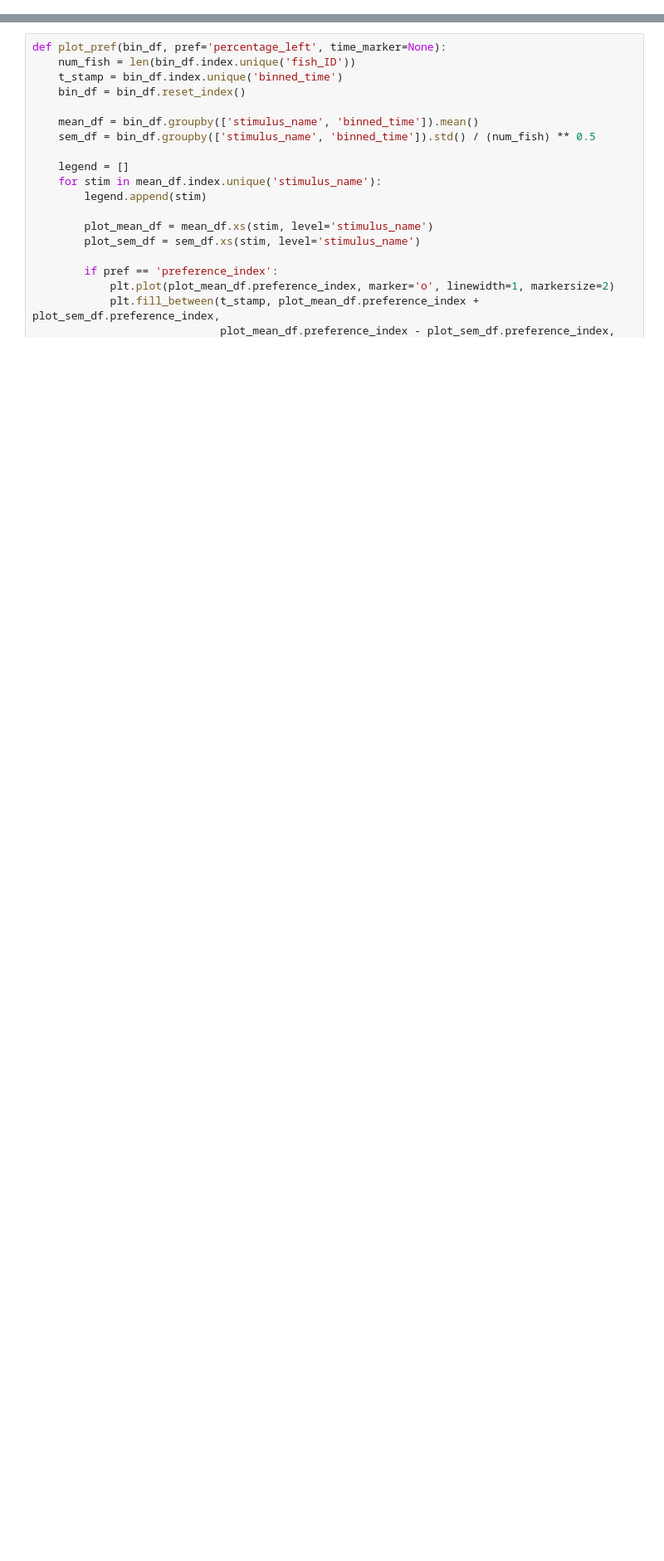
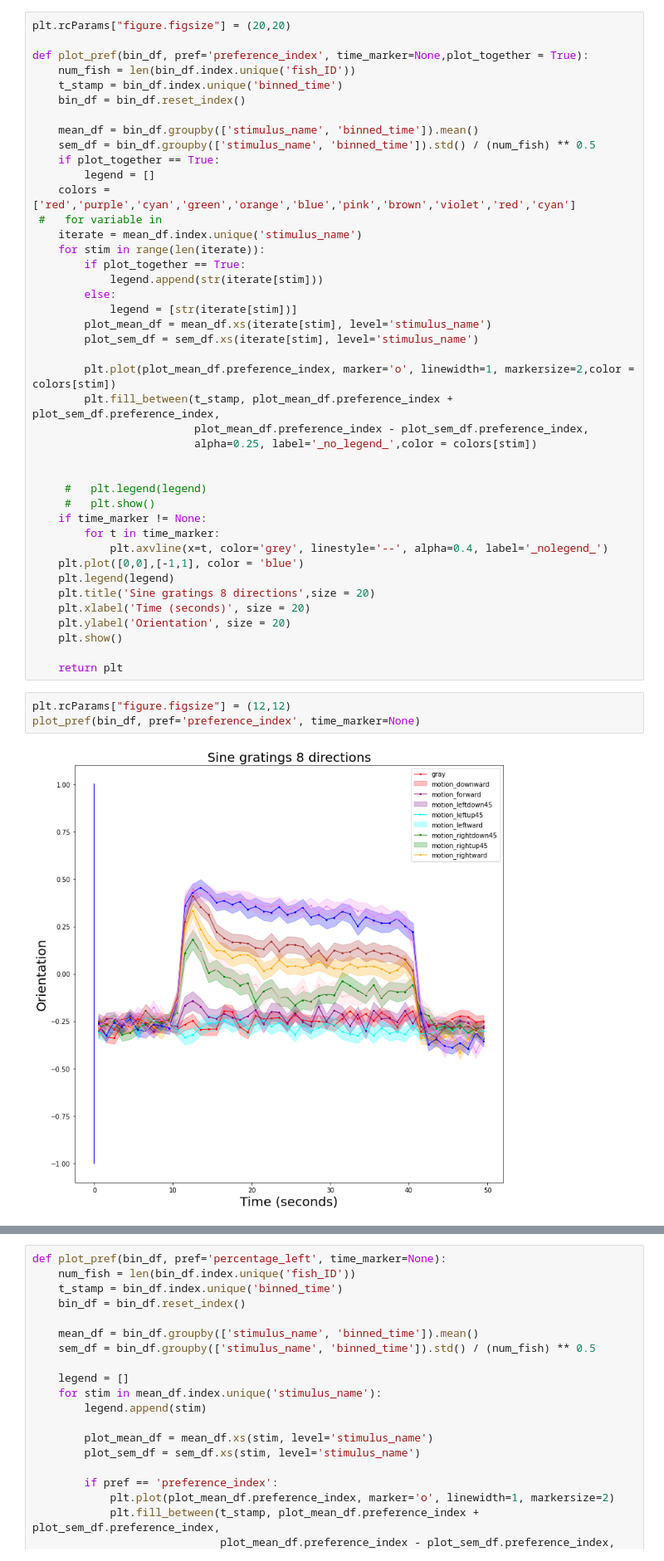
Before and after one commit to Flutura00/Master_thesis_1, a Jupyter notebook: Analysis_pipeline_1.ipynb, the cells around one changed output, grey strips where cells are left out. Shown at 83% size. Saved outputs shown, nothing was run; the diff lists cells and outputs as text; blank space fills up the shorter version.

```diff
--- a/Analysis_pipeline_1.ipynb
+++ b/Analysis_pipeline_1.ipynb
@@ -81,0 +322,47 @@ Index(['setup_index', 'arena_index', 'experiment_repeat', 'fish_ID',
+# %%
+plt.rcParams["figure.figsize"] = (20,20)
+
+def plot_pref(bin_df, pref='preference_index', time_marker=None,plot_together = True):
+    num_fish = len(bin_df.index.unique('fish_ID'))
+    t_stamp = bin_df.index.unique('binned_time')
+    bin_df = bin_df.reset_index()
+
+    mean_df = bin_df.groupby(['stimulus_name', 'binned_time']).mean()
+    sem_df = bin_df.groupby(['stimulus_name', 'binned_time']).std() / (num_fish) ** 0.5
+    if plot_together == True:
+        legend = []
+    colors = ['red','purple','cyan','green','orange','blue','pink','brown','violet','red','cyan']
+ #   for variable in
+    iterate = mean_df.index.unique('stimulus_name')
+    for stim in range(len(iterate)):
+        if plot_together == True:
+            legend.append(str(iterate[stim]))
+        else:
+            legend = [str(iterate[stim])]
+        plot_mean_df = mean_df.xs(iterate[stim], level='stimulus_name')
+        plot_sem_df = sem_df.xs(iterate[stim], level='stimulus_name')
+
+        plt.plot(plot_mean_df.preference_index, marker='o', linewidth=1, markersize=2,color = colors[stim])
+        plt.fill_between(t_stamp, plot_mean_df.preference_index + plot_sem_df.preference_index,
+                         plot_mean_df.preference_index - plot_sem_df.preference_index,
+                         alpha=0.25, label='_no_legend_',color = colors[stim])
+
+
+     #   plt.legend(legend)
+     #   plt.show()
+    if time_marker != None:
+        for t in time_marker:
+            plt.axvline(x=t, color='grey', linestyle='--', alpha=0.4, label='_nolegend_')
+    plt.plot([0,0],[-1,1], color = 'blue')
+    plt.legend(legend)
+    plt.title('Sine gratings 8 directions',size = 20)
+    plt.xlabel('Time (seconds)', size = 20)
+    plt.ylabel('Orientation', size = 20)
+    plt.show()
+
+    return plt
+# %%
+plt.rcParams["figure.figsize"] = (12,12)
+plot_pref(bin_df, pref='preference_index', time_marker=None)
+# %% [output]
+[figure, added]
```
Also changed, not shown: parts of 44 cells of this notebook, 13 other files.
